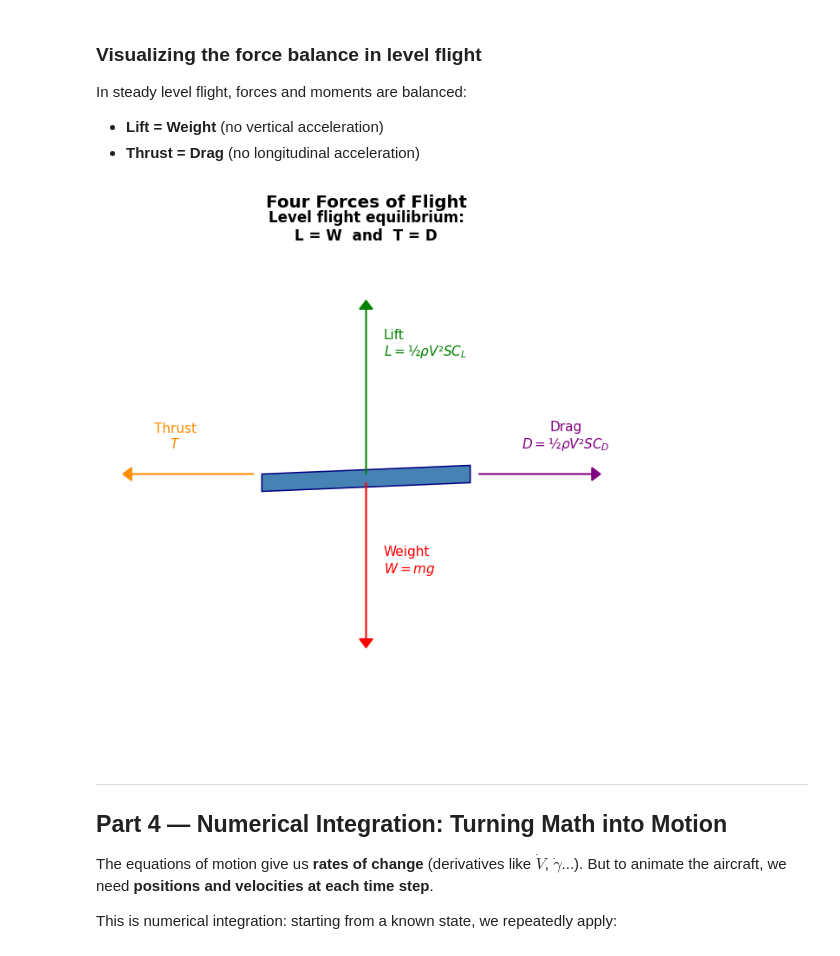
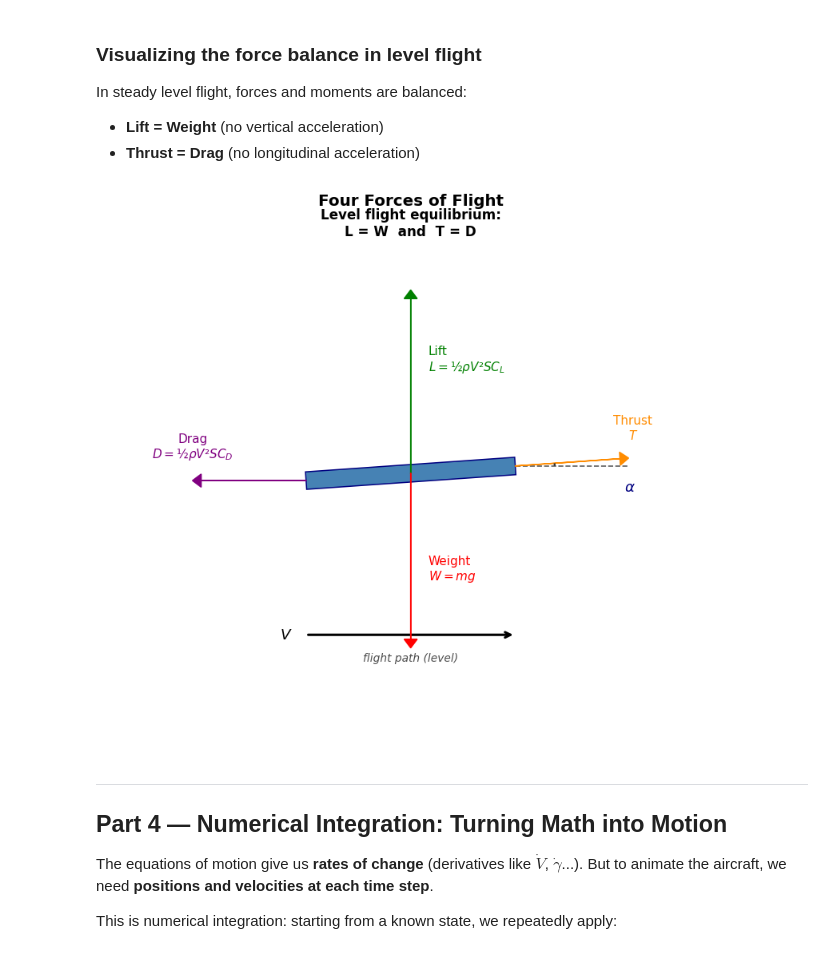
Before and after one commit to chadmobrien/AeroSims, a Jupyter notebook: aerosims_explainer.ipynb, the cells around one changed output. Cells and saved outputs as stored; diff of their text form; code cells hidden in the pictures.

Commit message:
updated equilbrium chart

```diff
--- a/aerosims_explainer.ipynb
+++ b/aerosims_explainer.ipynb
@@ -365,47 +365,82 @@ In steady level flight, forces and moments are balanced:
 - **Lift = Weight** (no vertical acceleration)
 - **Thrust = Drag** (no longitudinal acceleration)
 # %%
-fig, ax = plt.subplots(figsize=(8, 6))
-ax.set_xlim(-3, 3)
+fig, ax = plt.subplots(figsize=(8, 6.5))
+ax.set_xlim(-3.5, 3.5)
 ax.set_ylim(-3, 3)
 ax.set_aspect('equal')
 ax.axis('off')
 
-# Aircraft silhouette (simple)
-fuselage = plt.Polygon([(-1.2, 0), (1.2, 0.1), (1.2, -0.1), (-1.2, -0.2)],
-                        fc='steelblue', ec='navy', zorder=3)
-wing = plt.Polygon([(-0.3, 0), (0.3, 0), (0.4, -0.05), (-0.4, -0.05)],
-                    fc='lightsteelblue', ec='navy', zorder=3, transform=ax.transData)
+# Trim angle of attack — 4° shown for visual clarity (actual cruise trim ≈ 2°)
+alpha_deg = 4.0
+alpha_rad = np.radians(alpha_deg)
+ca, sa = np.cos(alpha_rad), np.sin(alpha_rad)
+R = np.array([[ca, -sa], [sa, ca]])
+
+# Fuselage: rotated rectangle — nose rises to the right at trim alpha
+L, H = 1.2, 0.1
+fuselage_pts = (R @ np.array([[L, H], [L, -H], [-L, -H], [-L, H]]).T).T
+fuselage = plt.Polygon(fuselage_pts, fc='steelblue', ec='navy', zorder=3)
 ax.add_patch(fuselage)
 
-# Force arrows
+nose = R @ np.array([L, 0.0])
+tail = R @ np.array([-L, 0.0])
+
 arrow_kw = dict(head_width=0.15, head_length=0.1, length_includes_head=True, zorder=4)
 
-# Lift
-ax.arrow(0, 0, 0, 2.0, fc='green', ec='green', **arrow_kw)
-ax.text(0.2, 1.5, 'Lift\n$L = ½ρV²SC_L$', color='green', fontsize=10, va='center')
+# Lift — perpendicular to free stream (vertical for level flight γ=0)
+ax.arrow(0, 0, 0, 2.1, fc='green', ec='green', **arrow_kw)
+ax.text(0.2, 1.3, 'Lift\n$L = ½ρV²SC_L$', color='green', fontsize=10, va='center')
 
-# Weight
-ax.arrow(0, -0.1, 0, -1.9, fc='red', ec='red', **arrow_kw)
-ax.text(0.2, -1.0, 'Weight\n$W = mg$', color='red', fontsize=10, va='center')
+# Weight — straight down
+ax.arrow(0, 0, 0, -2.0, fc='red', ec='red', **arrow_kw)
+ax.text(0.2, -1.1, 'Weight\n$W = mg$', color='red', fontsize=10, va='center')
 
-# Thrust
-ax.arrow(-1.3, 0.0, -1.5, 0, fc='darkorange', ec='darkorange', **arrow_kw)
-ax.text(-2.2, 0.3, 'Thrust\n$T$', color='darkorange', fontsize=10, ha='center')
+# Thrust — along fuselage axis, tilted up at alpha
+T_len = 1.3
+T_end = nose + T_len * np.array([ca, sa])
+ax.arrow(nose[0], nose[1], T_len * ca, T_len * sa, fc='darkorange', ec='darkorange', **arrow_kw)
+ax.text(T_end[0] + 0.05, T_end[1] + 0.22, 'Thrust\n$T$', color='darkorange', fontsize=10, ha='center')
 
-# Drag
-ax.arrow(1.3, 0.0, 1.4, 0, fc='purple', ec='purple', **arrow_kw)
-ax.text(2.3, 0.3, 'Drag\n$D = ½ρV²SC_D$', color='purple', fontsize=10, ha='center')
+# Drag — opposes free stream direction (horizontal, pointing left)
+D_len = 1.3
+ax.arrow(tail[0], tail[1], -D_len, 0, fc='purple', ec='purple', **arrow_kw)
+ax.text(tail[0] - D_len, tail[1] + 0.26, 'Drag\n$D = ½ρV²SC_D$', color='purple', fontsize=10, ha='center')
 
-# Equilibrium labels
-ax.text(0, 2.7, 'Level flight equilibrium:\nL = W  and  T = D', ha='center',
+# Alpha annotation on the thrust side:
+# Dashed horizontal reference from nose to the x-position of the thrust tip — makes
+# it visible that thrust is NOT along the flight path (it's tilted up by alpha)
+ax.plot([nose[0], T_end[0]], [nose[1], nose[1]],
+        color='#444', lw=1.1, ls='--', alpha=0.85, zorder=2)
+# Arc at nose from 0° (horizontal / flight path direction) to alpha_deg (fuselage axis)
+arc_r = 0.45
+aoa_arc = mpatches.Arc(nose, 2 * arc_r, 2 * arc_r, angle=0,
+                        theta1=0, theta2=alpha_deg, color='#333', lw=1.5, zorder=5)
+ax.add_patch(aoa_arc)
+# α label — placed in the gap between the dashed line and the thrust arrow
+mid_a_rad = np.radians(alpha_deg / 2)
+label_r = arc_r + 0.8
+ax.text(nose[0] + label_r * np.cos(mid_a_rad),
+        nose[1] - label_r * np.sin(mid_a_rad)-0.2,
+        r'$\alpha$', color='navy', fontsize=12, ha='left', va='center')
+
+# Velocity vector — horizontal, level flight path
+vy = -1.85
+ax.annotate('', xy=(1.2, vy), xytext=(-1.2, vy),
+            arrowprops=dict(arrowstyle='->', color='black', lw=2.0))
+ax.text(-1.35, vy, '$V$', color='black', fontsize=12, va='center', ha='right', fontweight='bold')
+ax.text(0, vy - 0.3, 'flight path (level)', color='black', fontsize=9,
+        ha='center', style='italic', alpha=0.7)
+
+# Level flight equilibrium label
+ax.text(0, 2.72, 'Level flight equilibrium:\nL = W  and  T = D', ha='center',
         fontsize=11, fontweight='bold', color='black')
 
 ax.set_title('Four Forces of Flight', fontsize=13, fontweight='bold', pad=5)
 plt.tight_layout()
 plt.show()
 # %% [output]
-[figure, old version]
+[figure, new version]
 # %% [markdown]
 ---
 ## Part 4 — Numerical Integration: Turning Math into Motion
```
